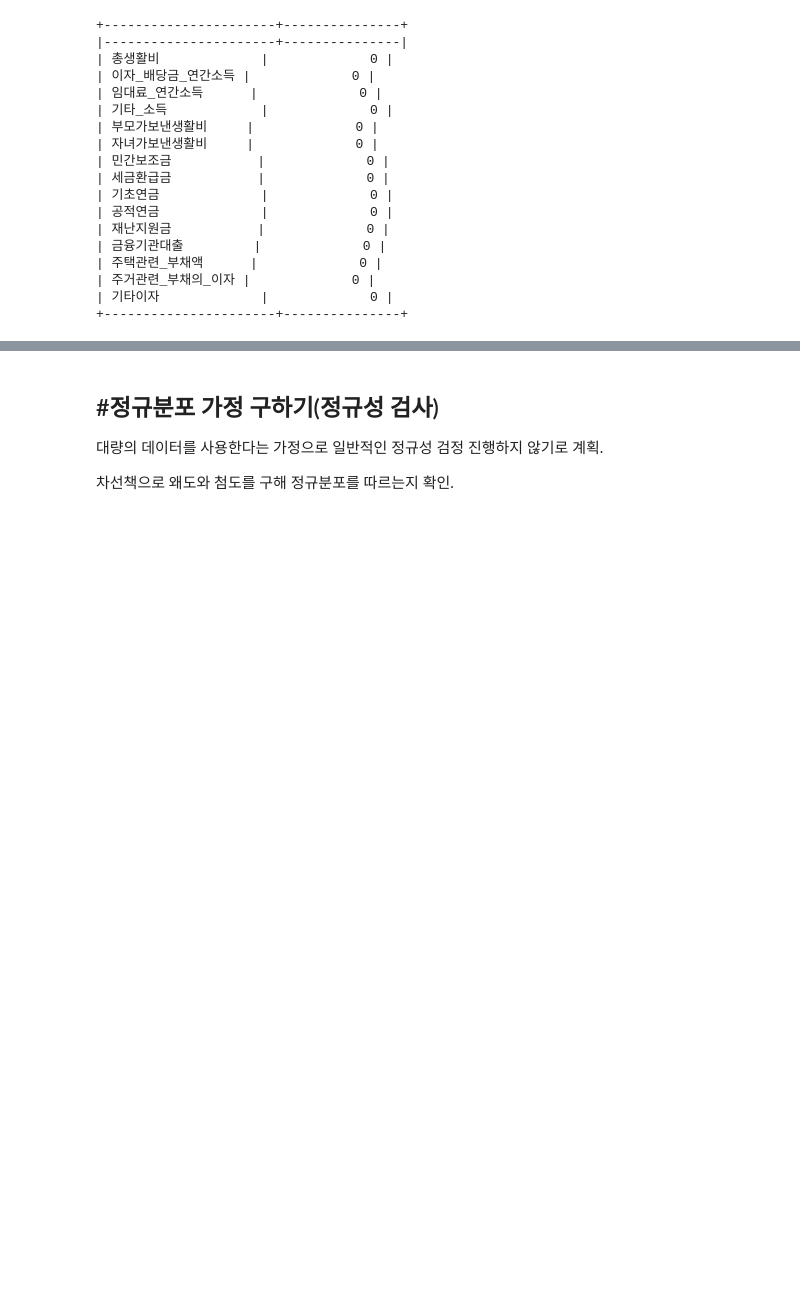
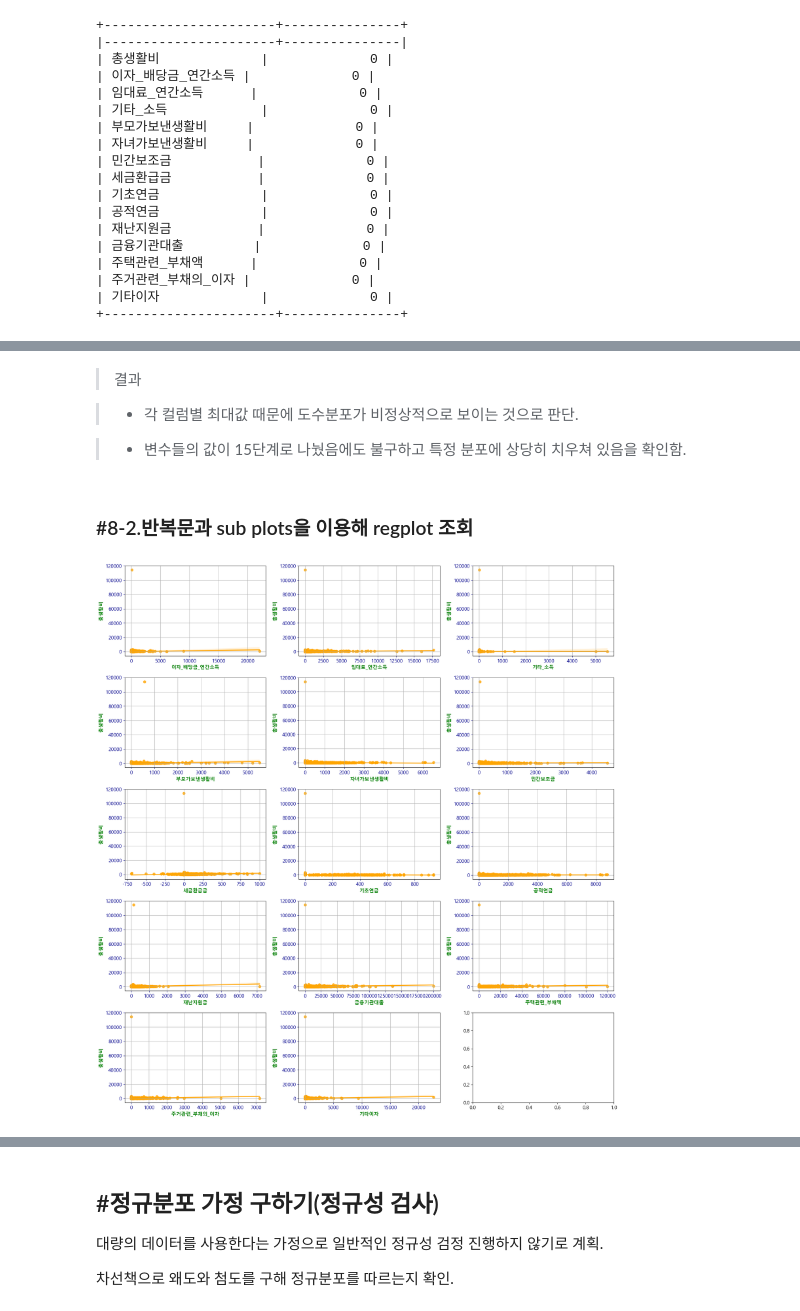
Before and after one commit to jagara101/SemiProject3, a Jupyter notebook: 3차세미 프로젝트 08.14-08.22/!3차 세미프로젝트 코드 최종.ipynb, the cells around one changed output, grey strips where cells are left out. Cells and saved outputs as stored; diff of their text form; code cells hidden in the pictures; blank space fills up the shorter version.

```diff
--- a/3차세미 프로젝트 08.14-08.22/!3차 세미프로젝트 코드 최종.ipynb
+++ b/3차세미 프로젝트 08.14-08.22/!3차 세미프로젝트 코드 최종.ipynb
@@ -453,19 +304,0 @@ df2.head()
-# %%
-# index = 0부터 시작하면 '총생활비'-'총생활비' 그래프도 그리려고 시도함
-columns = list(df2.columns)[1:]
-
-# 4행 2열로 8개의 서브플롯 그래프 그리기
-fig, ax = plt.subplots(nrows=5, ncols=3, figsize=(15, 20))
-
-# 종속변수 설정
-dependent_variable = '총생활비'
-
-for i, c in enumerate(columns):
-    row, col = divmod(i, 3)
-    sb.regplot(data=df2, y=dependent_variable, x=c, ax=ax[row, col])
-    ax[row, col].set_xlabel(dependent_variable)
-    ax[row, col].set_ylabel(c)
-    ax[row, col].grid()
-
-plt.show()
-plt.close()
@@ -620,0 +360,31 @@ plt.show()
+# %% [markdown]
+> 결과
+
+> - 각 컬럼별 최대값 때문에 도수분포가 비정상적으로 보이는 것으로 판단.
+
+> - 변수들의 값이 15단계로 나눴음에도 불구하고 특정 분포에 상당히 치우쳐 있음을 확인함.
+# %% [markdown]
+### #8-2.반복문과 sub plots을 이용해 regplot 조회
+# %%
+# index = 0부터 시작하면 '총생활비'-'총생활비' 그래프도 그리기 때문에 1부터 시작
+columns = list(re_df1.columns)[1:]
+
+fig, ax = plt.subplots(nrows=5, ncols=3, figsize=(18, 20)) #3행 5열의 서브플롯 생성
+
+# y축을 종속변수인 총생활비로 고정 설정
+dependent_variable = '총생활비'
+
+for i, c in enumerate(columns):
+    row, col = divmod(i, 3)
+    sb.regplot(data=re_df1, y=dependent_variable, x=c, ax=ax[row, col],color='orange')
+    ax[row, col].set_xlabel(c,color='green',fontsize=12,fontweight='bold')
+    ax[row, col].set_ylabel(dependent_variable,color='green',fontsize=12,fontweight='bold')
+    ax[row, col].tick_params(axis='x', colors='darkblue')  # x축 눈금 색상
+    ax[row, col].tick_params(axis='y', colors='darkblue')  # y축 눈금 색상
+    plt.tight_layout(rect=[0, 0, 1, 0.96]) # 그래프 간격 조정 [왼쪽, 아래, 오른쪽, 위]
+    ax[row, col].grid() # 격자표시
+
+plt.show()
+plt.close()
+# %% [output]
+[figure, added]
```
Also changed, not shown: parts of 69 cells of this notebook.
